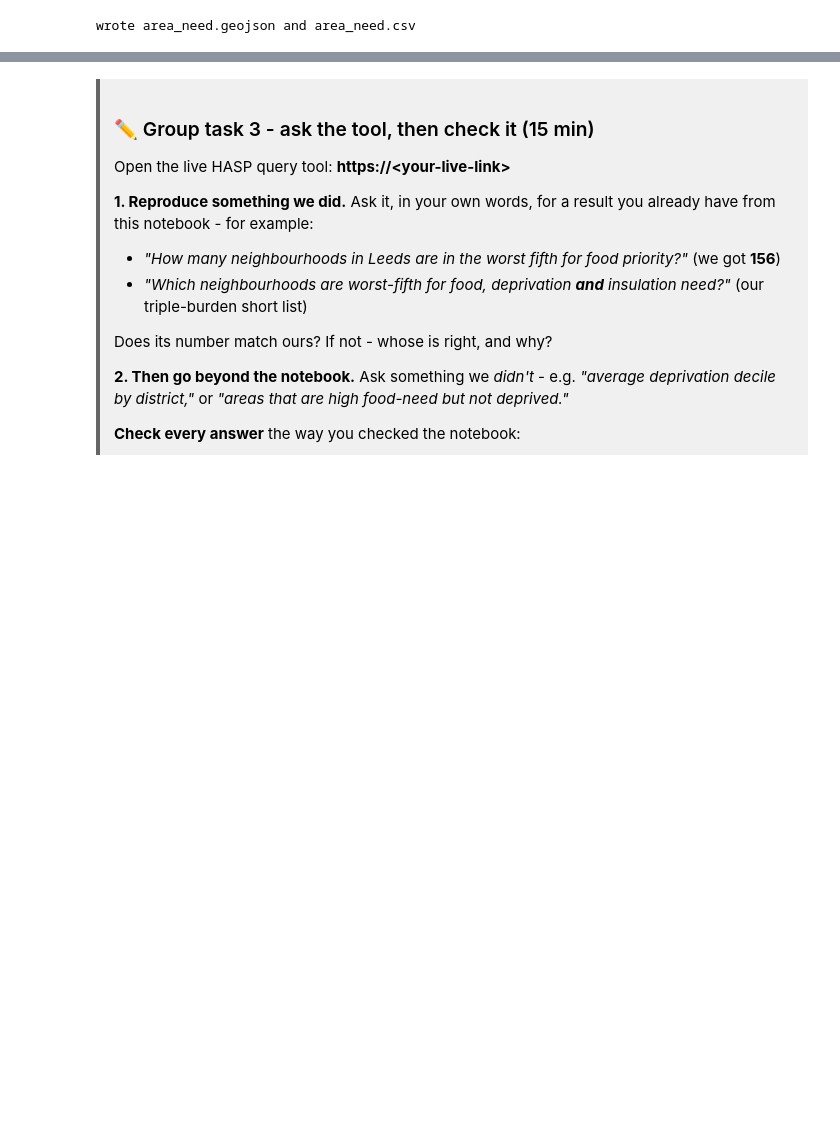
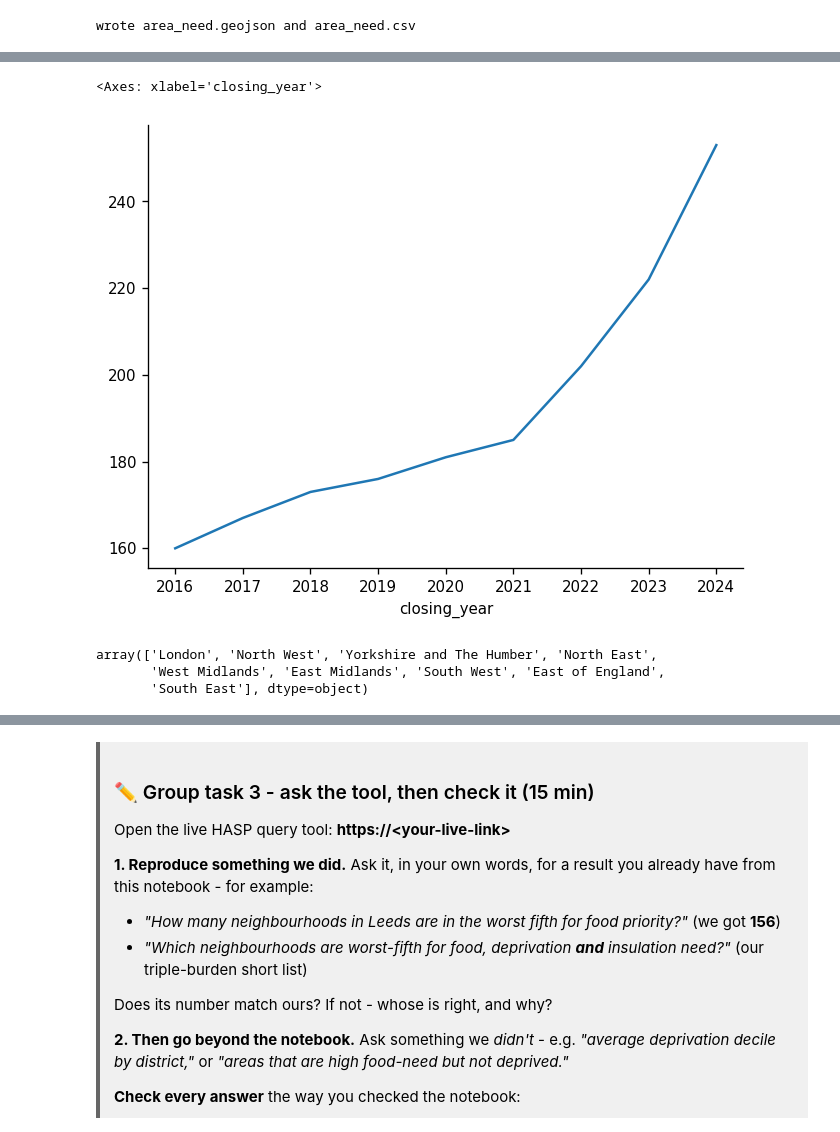
Before and after one commit to Leeds-HASP/digital-festival-2026, a Jupyter notebook: HASP_workshop.ipynb, the cells around one changed output, grey strips where cells are left out. Saved outputs shown, nothing was run; the diff lists cells and outputs as text; code cells hidden in the pictures; blank space fills up the shorter version.

```diff
--- a/HASP_workshop.ipynb
+++ b/HASP_workshop.ipynb
@@ -480,0 +488,3 @@ what it argues for. Then **Share → Export Image** for your slide.
+# %%
+sale_df = pd.read_csv('./data/zoopla_rent.csv')
+sale_df.head()
@@ -480,0 +498,17 @@ what it argues for. Then **Share → Export Image** for your slide.
+# %%
+# plot time series of median sale price aggregated all UK
+sale_df.groupby('closing_year')['median_rent'].median().plot()
+# %% [output]
+<Axes: xlabel='closing_year'>
+[figure, new version]
+# %%
+lsoa_ref = pd.read_csv('./data/lsoa_lookup.csv')
+region_ref = pd.read_csv('./data/region_lookup.csv')
+# merge sale df with lsoa reference to get district and region information
+sale_df_la = sale_df.merge(lsoa_ref, left_on='lsoa_code', right_on='LSOA21CD', how='inner')
+sale_df_region = sale_df_la.merge(region_ref, on='LAD25CD', how='inner')
+sale_df_region['RGN25NM'].unique()
+# %% [output]
+array(['London', 'North West', 'Yorkshire and The Humber', 'North East',
+       'West Midlands', 'East Midlands', 'South West', 'East of England',
+       'South East'], dtype=object)
```
Also changed, not shown: parts of 28 cells of this notebook.
